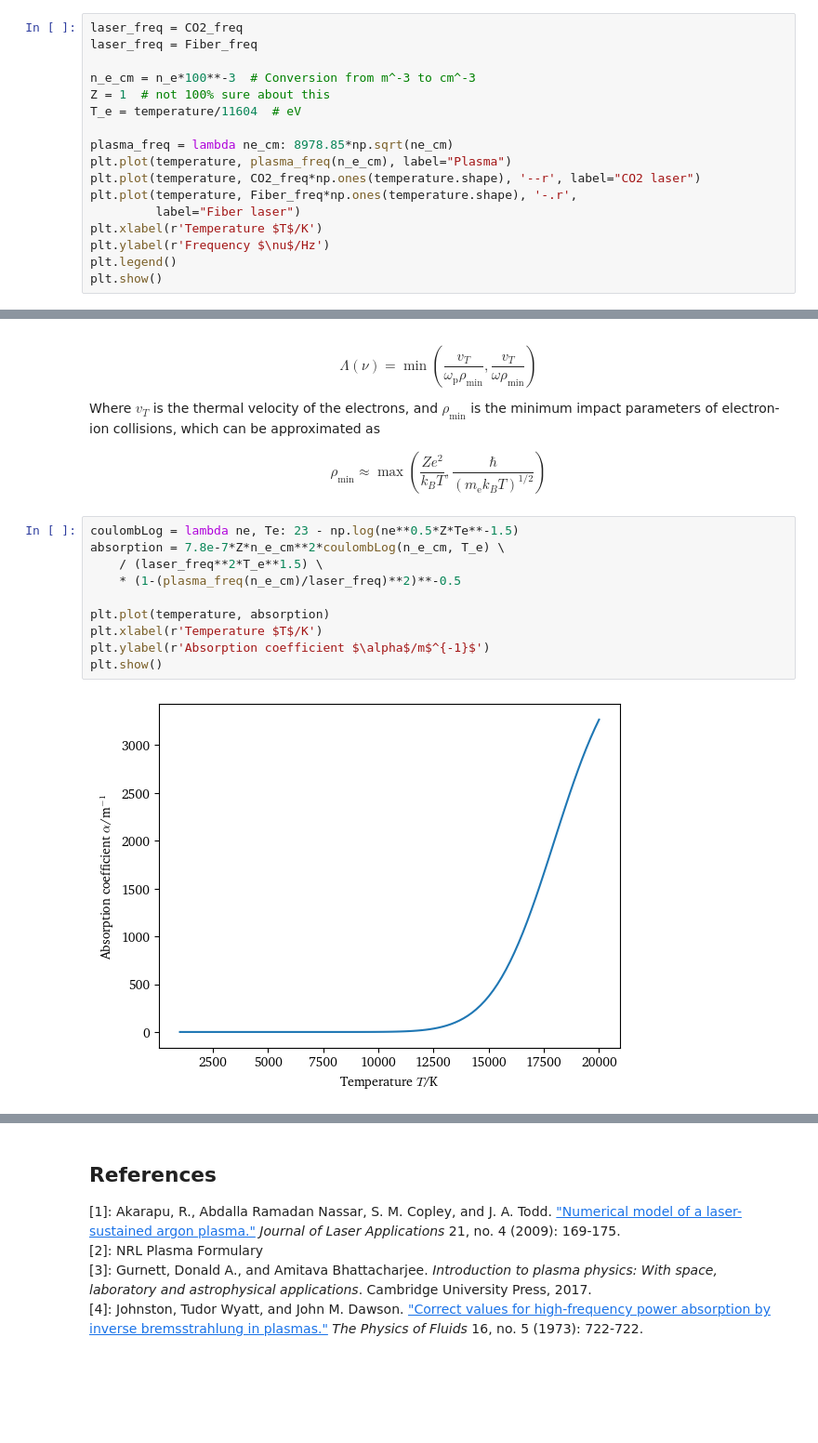
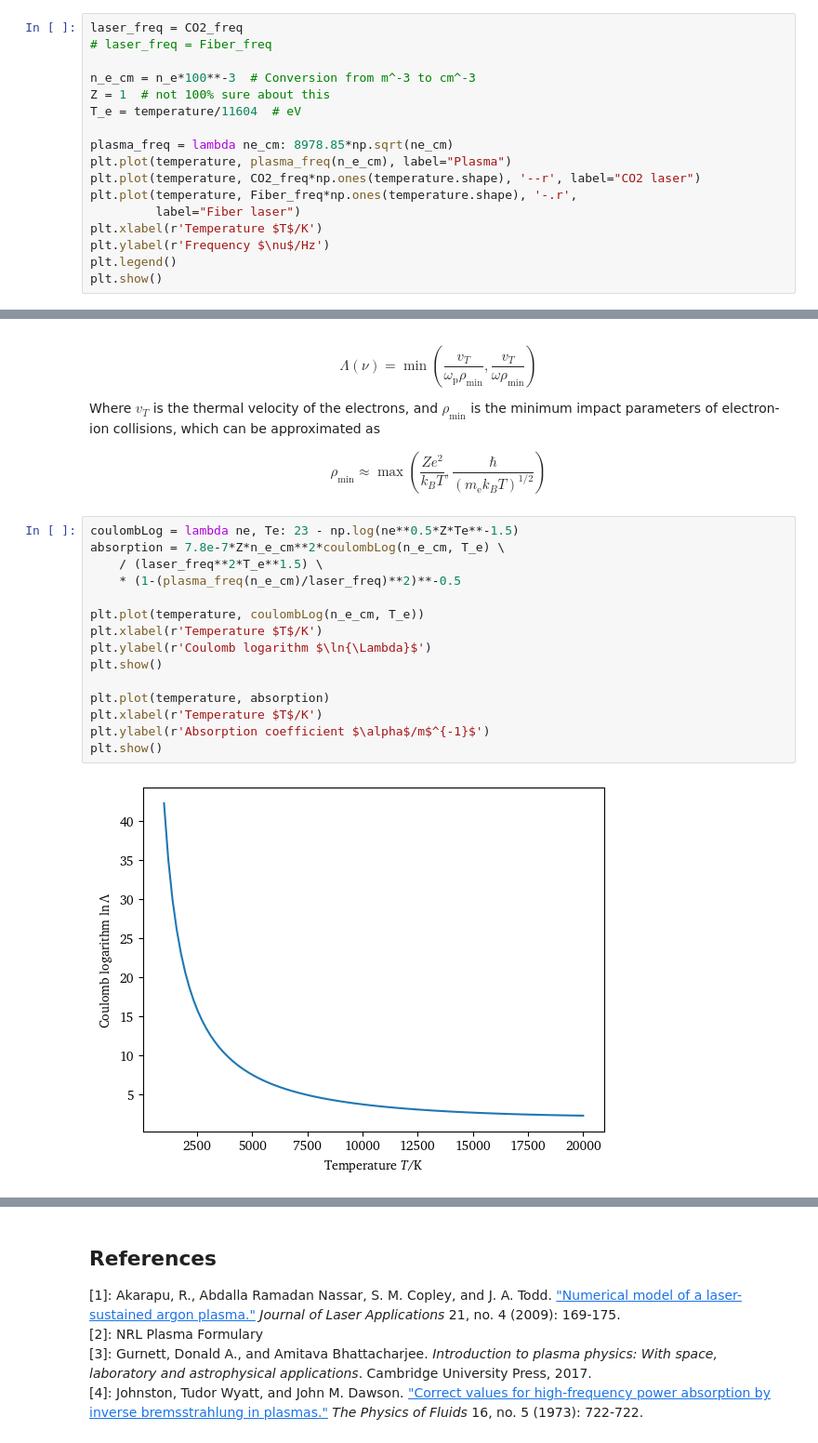
Before and after one commit to eeduplay/MScThesis, a Jupyter notebook: code/absorption.ipynb, the cells around one changed output, grey strips where cells are left out. Shown: that part at 93% size. Saved outputs shown, nothing was run; the diff lists cells and outputs as text; blank space fills up the shorter version.

```diff
--- a/code/absorption.ipynb
+++ b/code/absorption.ipynb
@@ -96,7 +119,7 @@ $\ln{\Lambda} \approx 23-\ln{(n_\mathrm{e}^{1/2}ZT_\mathrm{e}^{-3/2})}$ is not r
 When we plot our frequencies:
 # %%
 laser_freq = CO2_freq
-laser_freq = Fiber_freq
+# laser_freq = Fiber_freq
 
 n_e_cm = n_e*100**-3  # Conversion from m^-3 to cm^-3
 Z = 1  # not 100% sure about this
@@ -126,12 +149,17 @@ $$\rho_\mathrm{min} \approx \max{\left(\frac{Ze^2}{k_BT}, \frac{\hbar}{(m_\mathr
 # %%
 coulombLog = lambda ne, Te: 23 - np.log(ne**0.5*Z*Te**-1.5)
 absorption = 7.8e-7*Z*n_e_cm**2*coulombLog(n_e_cm, T_e) \
     / (laser_freq**2*T_e**1.5) \
     * (1-(plasma_freq(n_e_cm)/laser_freq)**2)**-0.5
 
+plt.plot(temperature, coulombLog(n_e_cm, T_e))
+plt.xlabel(r'Temperature $T$/K')
+plt.ylabel(r'Coulomb logarithm $\ln{\Lambda}$')
+plt.show()
+
 plt.plot(temperature, absorption)
 plt.xlabel(r'Temperature $T$/K')
 plt.ylabel(r'Absorption coefficient $\alpha$/m$^{-1}$')
 plt.show()
 # %% [output]
-[figure, old version]
+[figure, new version]
```
Also changed, not shown: parts of 7 cells of this notebook, 7 other files.
